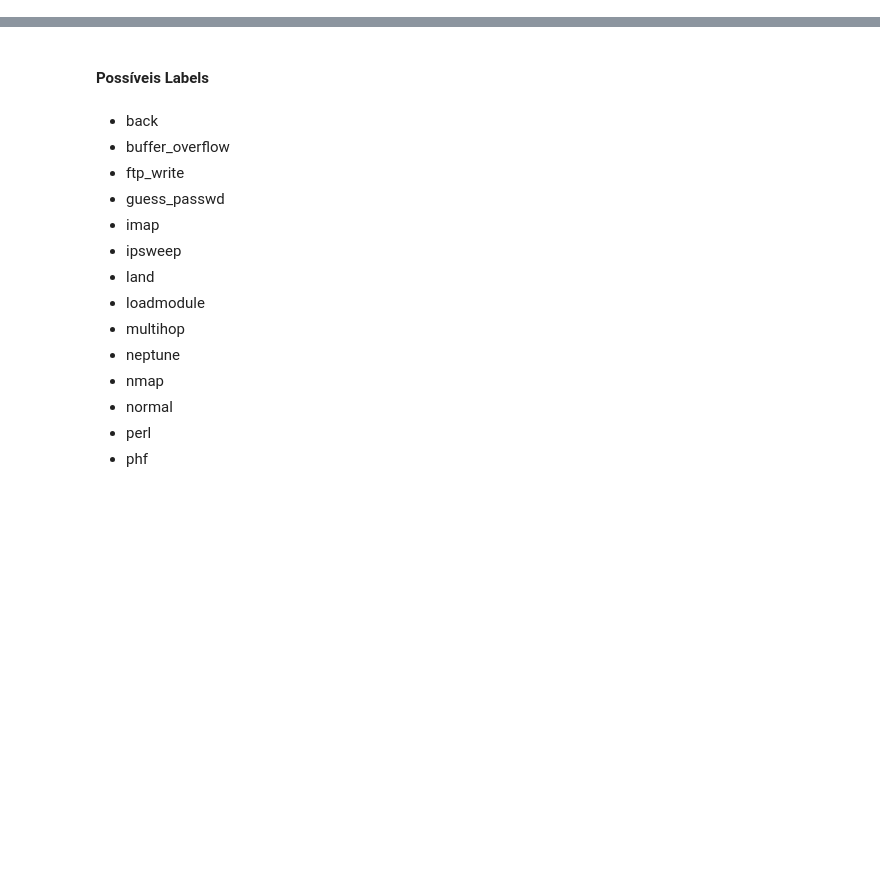
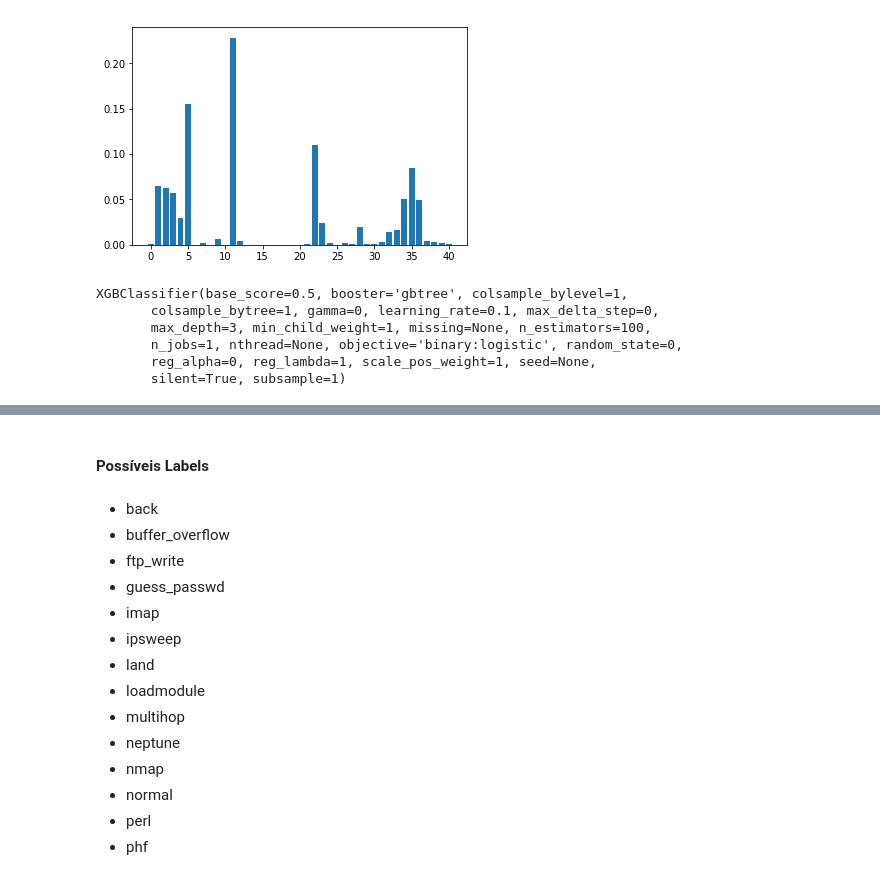
Before and after one commit to Eudalio/trabalho-final-machine-learning, a Jupyter notebook: Trabalho Final de Machine Learning.ipynb, the cells around one changed output, grey strips where cells are left out. Saved outputs shown, nothing was run; the diff lists cells and outputs as text; code cells hidden in the pictures; blank space fills up the shorter version.

Commit message:
updating project state

```diff
--- a/Trabalho Final de Machine Learning.ipynb
+++ b/Trabalho Final de Machine Learning.ipynb
@@ -65,0 +278,3 @@ df_completo = pd.read_csv('kddcup_data_corrected.csv', names=nomes_features, dty
+# %%
+modelo = RandomForestClassifier()
+modelo.fit(df_completo_conv.iloc[:, :41], df_completo_conv.iloc[:, 41:])
@@ -65,0 +303,15 @@ df_completo = pd.read_csv('kddcup_data_corrected.csv', names=nomes_features, dty
+# %%
+plt.bar(range(len(modelo.feature_importances_)), modelo.feature_importances_)
+plt.show()
+# %% [output]
+[figure, added]
+# %%
+modeloXGB = XGBClassifier()
+modeloXGB.fit(df_completo_conv.iloc[:, :41], df_completo_conv.iloc[:, 41:])
+# %% [output]
+XGBClassifier(base_score=0.5, booster='gbtree', colsample_bylevel=1,
+       colsample_bytree=1, gamma=0, learning_rate=0.1, max_delta_step=0,
+       max_depth=3, min_child_weight=1, missing=None, n_estimators=100,
+       n_jobs=1, nthread=None, objective='binary:logistic', random_state=0,
+       reg_alpha=0, reg_lambda=1, scale_pos_weight=1, seed=None,
+       silent=True, subsample=1)
```
Also changed, not shown: parts of 42 cells of this notebook, 1 other file.
